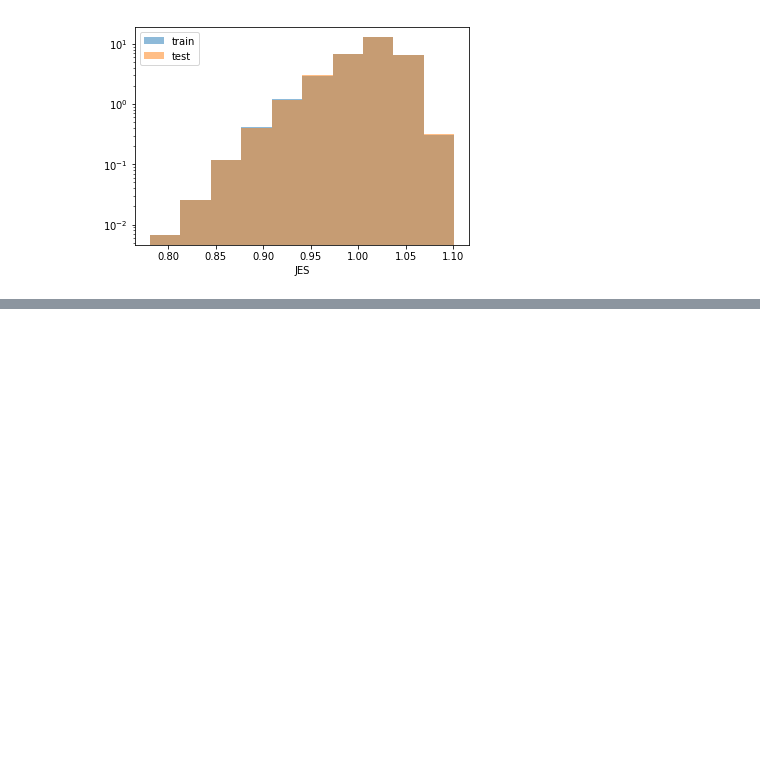
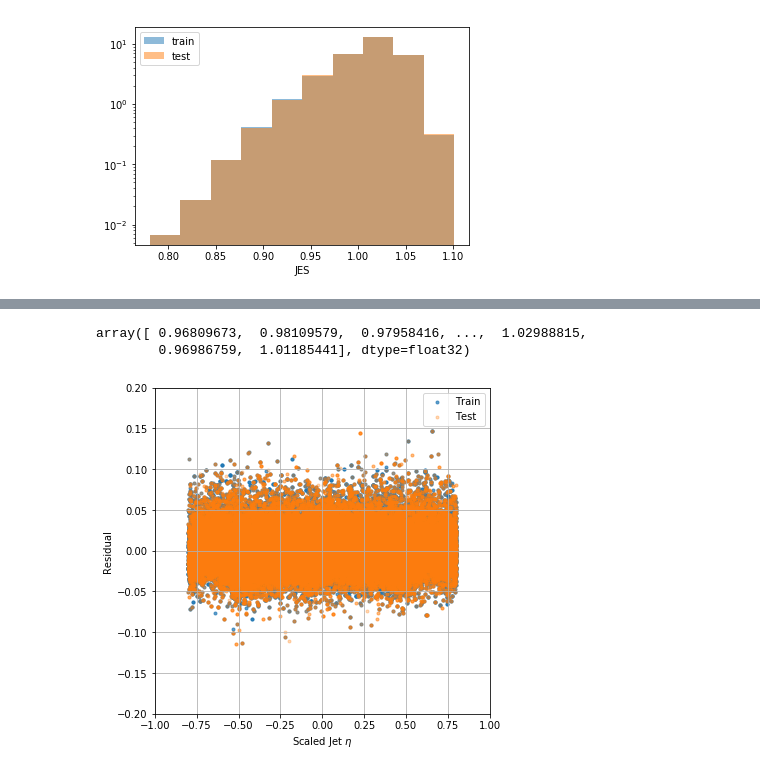
Before and after one commit to awhitbeck/scientific-python-hats, a Jupyter notebook: cms-open-data-ml/MLJEC_NewSetup_JR_v0.ipynb, the cells around one changed output, grey strips where cells are left out. Cells and saved outputs as stored; diff of their text form; code cells hidden in the pictures; blank space fills up the shorter version.

```diff
--- a/cms-open-data-ml/MLJEC_NewSetup_JR_v0.ipynb
+++ b/cms-open-data-ml/MLJEC_NewSetup_JR_v0.ipynb
@@ -239,0 +283,29 @@ plt.show()
+# %%
+encoded_Y_test=np.reshape(encoded_Y_test, (148244, ))
+encoded_Y_train=np.reshape(encoded_Y_train, (148244, ))
+# %%
+p_test=np.reshape(p_test, (148244, ))
+p_train=np.reshape(p_train, (148244, ))
+# %%
+p_test
+# %% [output]
+array([ 0.96809673,  0.98109579,  0.97958416, ...,  1.02988815,
+        0.96986759,  1.01185441], dtype=float32)
+# %%
+residual_test = p_test - encoded_Y_test
+residual_train = p_train - encoded_Y_train
+# %%
+plt.figure(figsize=(6,6))
+plt.grid()
+plt.scatter( X_train[2], residual_train, label='Train', alpha=0.7 , marker='.')
+plt.scatter( X_test[2], residual_test, label='Test', alpha=0.3 , marker='.')
+plt.xlim((-1.,1.))
+plt.ylim((-0.2,0.2))
+plt.hlines(5., -1.,1.)
+plt.vlines(3.0, 0.8,1.2)
+plt.xlabel(r'Scaled Jet $\eta$')
+plt.ylabel('Residual')
+plt.legend()
+plt.show()
+# %% [output]
+[figure, added]
```
Also changed, not shown: parts of 12 cells of this notebook.
